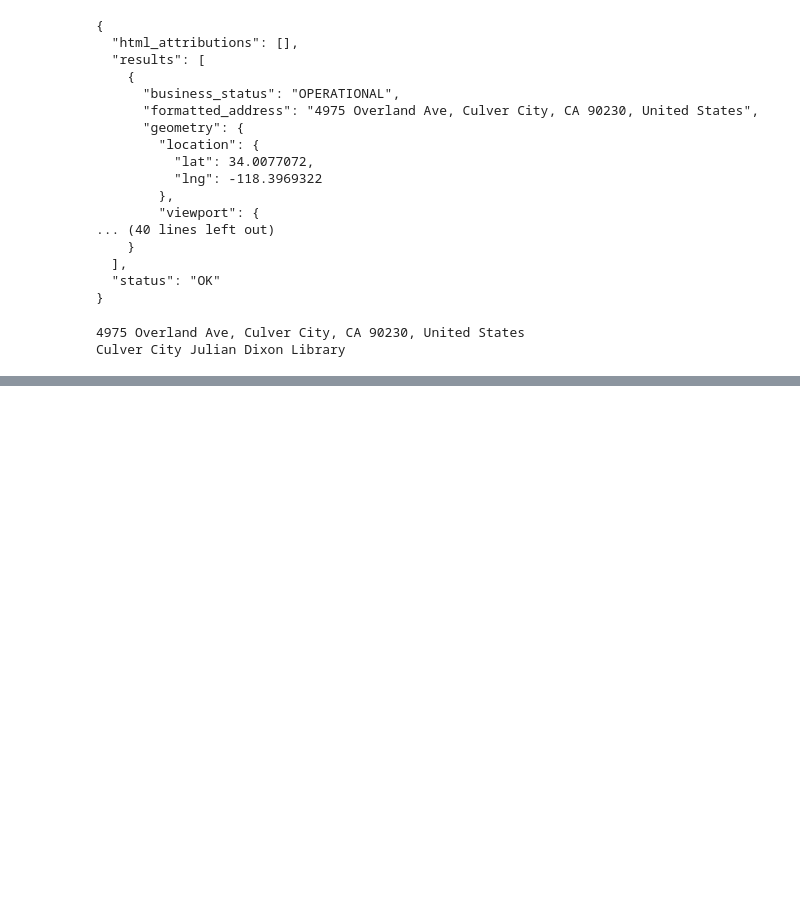
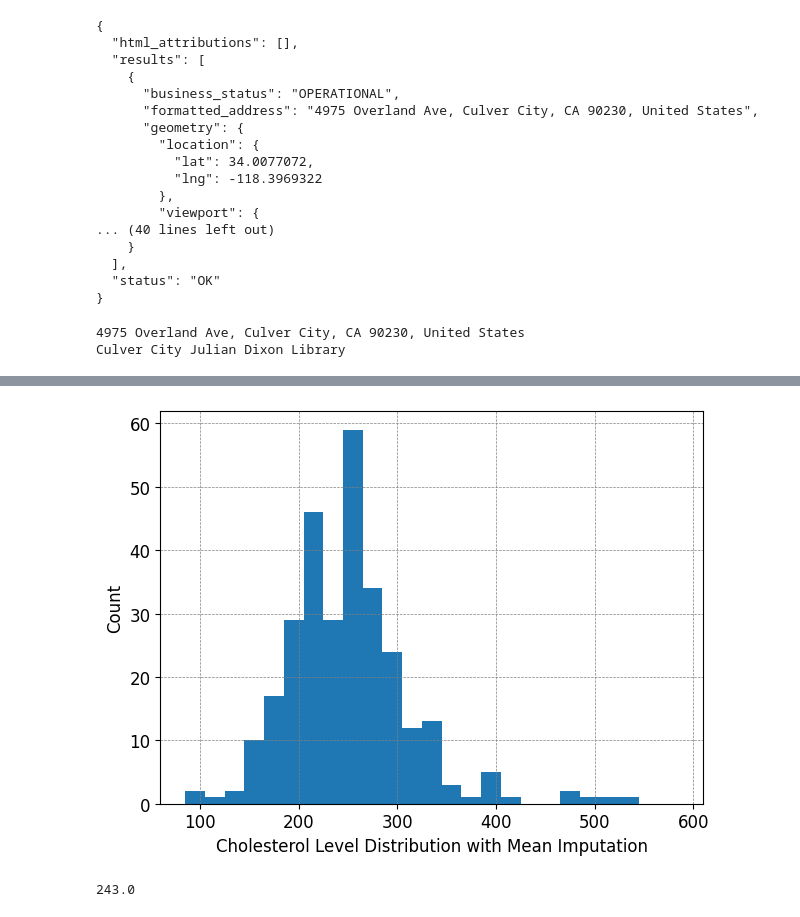
Before and after one commit to LeonardoSMSoares/Data-Analysis-Quick-Reference, a Jupyter notebook: Essential Statistics for Non-STEM Data Analysts/ESNS 01 - Fundamentals of Data Collection.ipynb, the cells around one changed output, grey strips where cells are left out. Drawn from its saved outputs; the diff is of its cells as text; code cells hidden in the pictures; blank space fills up the shorter version.

```diff
--- a/Essential Statistics for Non-STEM Data Analysts/ESNS 01 - Fundamentals of Data Collection.ipynb
+++ b/Essential Statistics for Non-STEM Data Analysts/ESNS 01 - Fundamentals of Data Collection.ipynb
@@ -73,0 +292,22 @@ Culver City Julian Dixon Library
+# %%
+chol = df2["chol"]  # Extract the 'chol' (cholesterol level) column from the DataFrame
+
+# Create a histogram with missing values replaced by the mean cholesterol level (250.84)
+plt.hist(chol.apply(lambda x: 250.84 if np.isnan(x) else x),
+         bins=range(int(min(chol)), int(max(chol)) + 1, 20))
+
+plt.xlabel("Cholesterol Level Distribution with Mean Imputation")           # Set the x-axis label
+plt.ylabel("Count")                                                         # Set the y-axis label
+
+# Add a grid with a dashed line style for better readability
+plt.grid(visible=True, linestyle='--', linewidth=0.5, color='grey')
+
+plt.tight_layout()  # Adjust layout to prevent overlap of labels and title
+plt.show();         # Display the histogram
+# %% [output]
+[figure, added]
+# %%
+# Median
+np.median(chol.dropna())
+# %% [output]
+243.0
```
Also changed, not shown: parts of 42 cells of this notebook, 1 other file.
